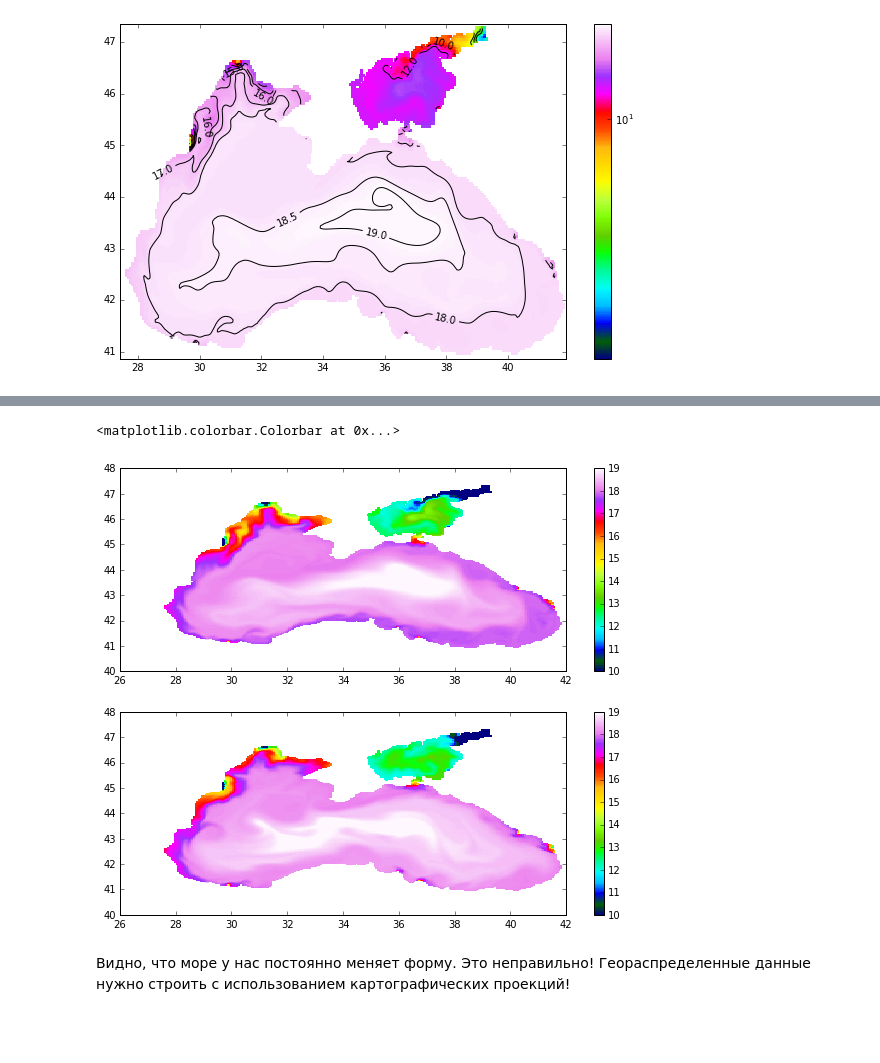
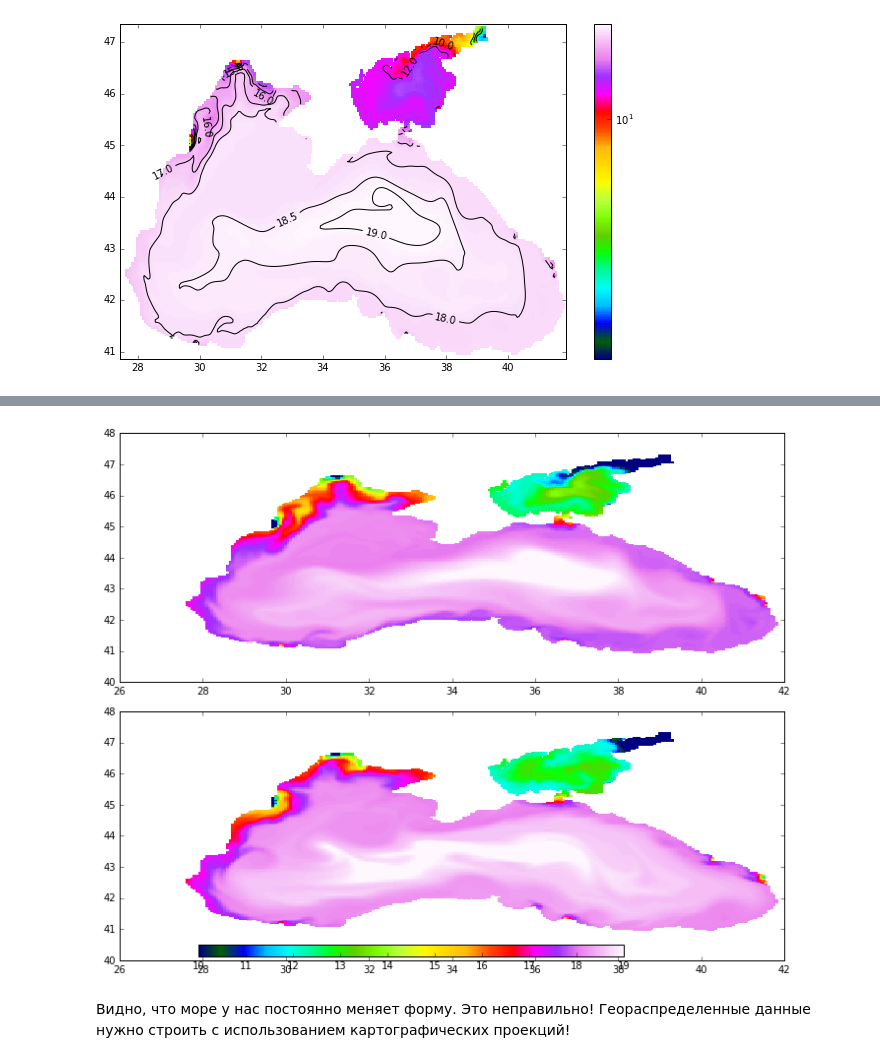
Before and after one commit to amizyuk/pyMHI, a Jupyter notebook: Meeting_04/Meeting_04.ipynb, the cells around one changed output, grey strips where cells are left out. Saved outputs shown, nothing was run; the diff lists cells and outputs as text; code cells hidden in the pictures; blank space fills up the shorter version.

```diff
--- a/Meeting_04/Meeting_04.ipynb
+++ b/Meeting_04/Meeting_04.ipynb
@@ -335,14 +290,17 @@ plt.colorbar(pc)
 # %%
 fig,ax = plt.subplots(figsize=(10,8),nrows=2)
 plt.sca(ax[0])
-pc1 = plt.pcolor(lon,lat,s0,cmap = plt.cm.gist_ncar,vmin=10,vmax=19)
-plt.colorbar(pc1)
+pc1 = ax[0].pcolor(lon,lat,s0,cmap = plt.cm.gist_ncar,vmin=10,vmax=19)
+#plt.colorbar(pc1)
 plt.sca(ax[1])
-pc2 = plt.pcolor(lon,lat,s1,cmap = plt.cm.gist_ncar,vmin=10,vmax=19)
-plt.colorbar(pc2)
+pc2 = ax[1].pcolor(lon,lat,s1,cmap = plt.cm.gist_ncar,vmin=10,vmax=19)
+cax = plt.axes([0.15,0.05,0.6,0.02])
+fig.colorbar(pc2,orientation='horizontal',cax=cax)
+fig.tight_layout()
+#plt.colorbar(pc2)
+#plt.colorbar(pc1)
 # %% [output]
-<matplotlib.colorbar.Colorbar at 0x...>
-[figure, old version]
+[figure, new version]
 # %% [markdown]
 Видно, что море у нас постоянно меняет форму. Это неправильно!
 Геораспределенные данные нужно строить с использованием картографических проекций!
```
Also changed, not shown: parts of 42 cells of this notebook, 3 other files.
